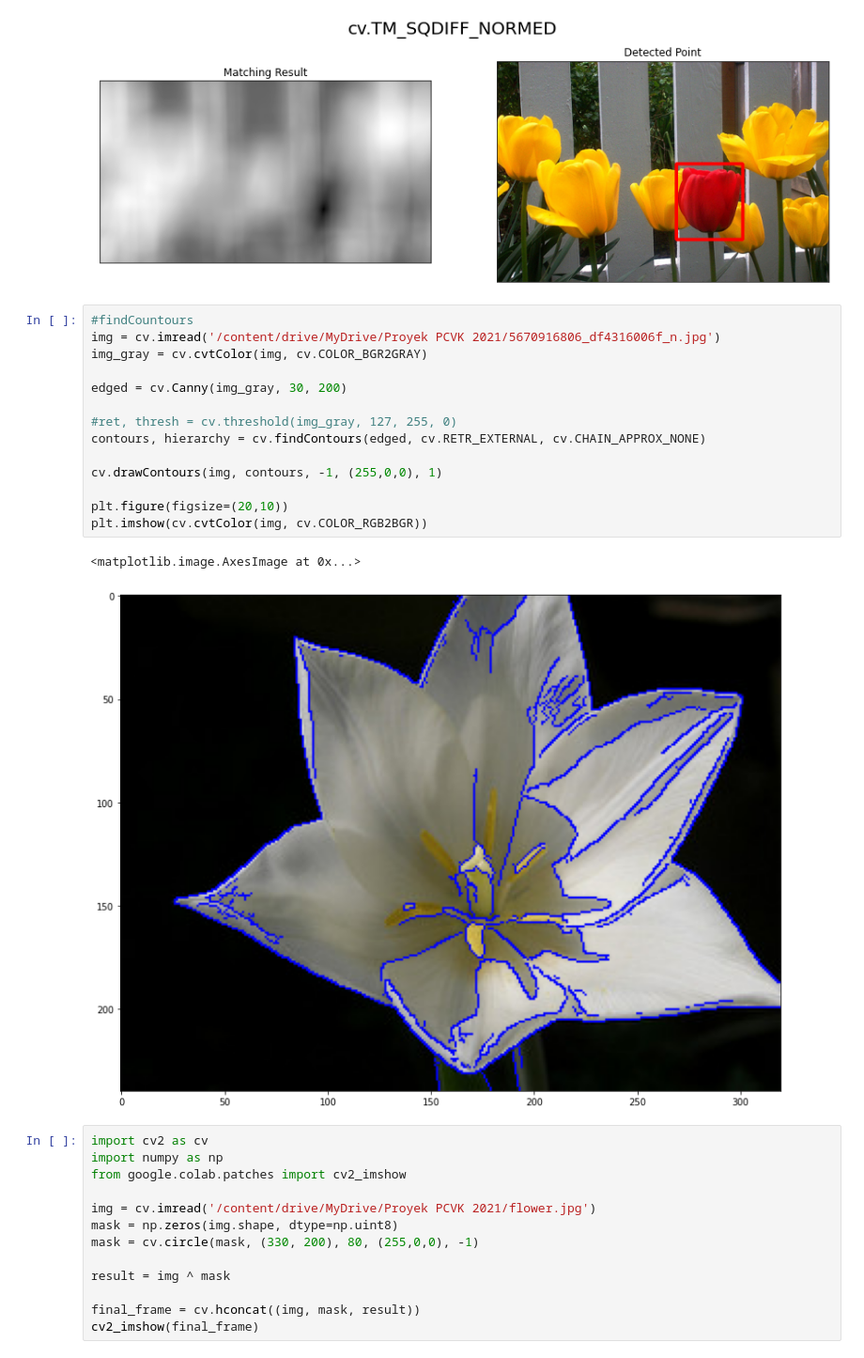
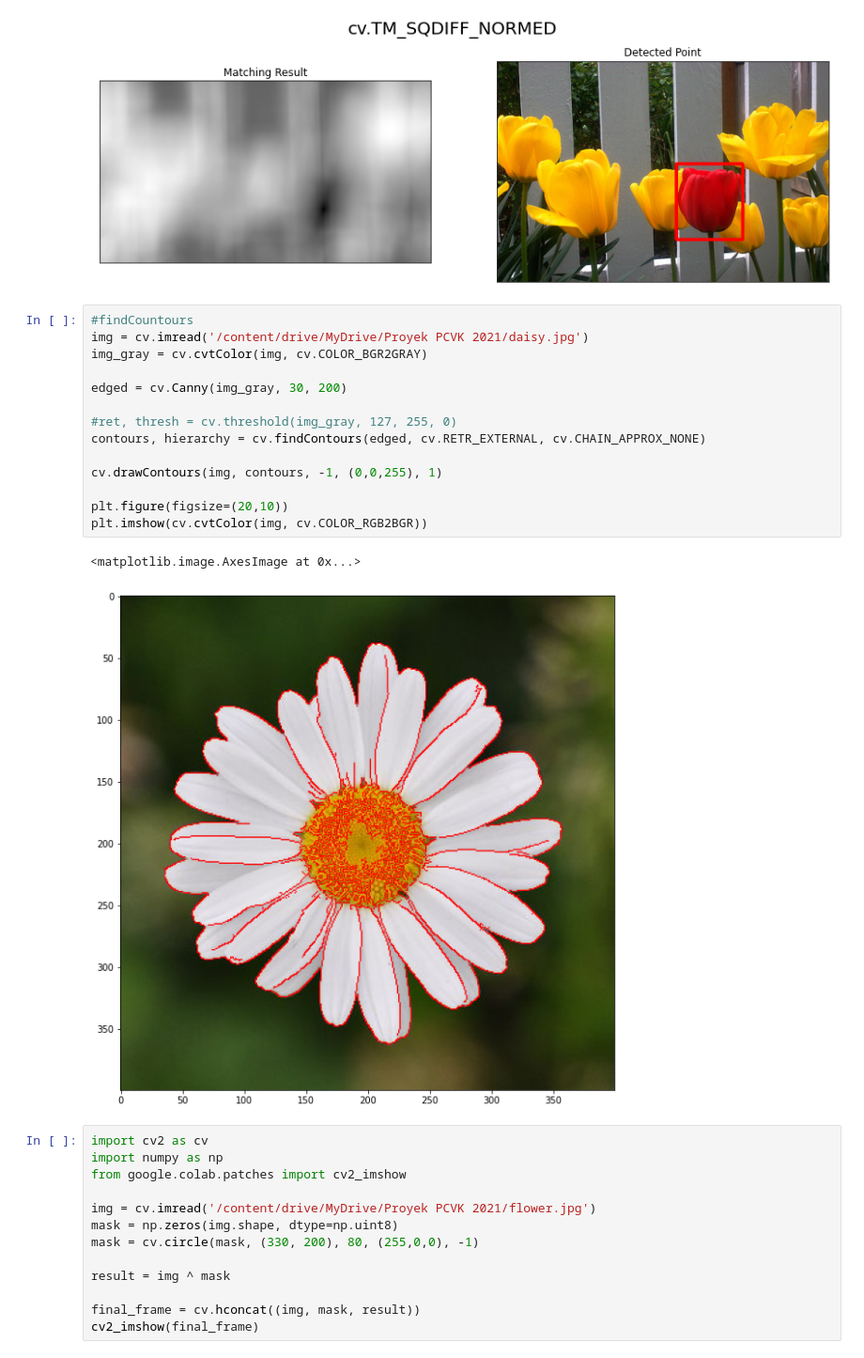
Before and after one commit to liviayurike/ProyekPCVK2021, a Jupyter notebook: ProyekPCVK.ipynb, the cells around one changed output. Shown at 94% size. Drawn from its saved outputs; the diff is of its cells as text.

```diff
--- a/ProyekPCVK.ipynb
+++ b/ProyekPCVK.ipynb
@@ -56,21 +56,21 @@ for meth in methods:
 [figure]
 # %%
 #findCountours
-img = cv.imread('/content/drive/MyDrive/Proyek PCVK 2021/5670916806_df4316006f_n.jpg')
+img = cv.imread('/content/drive/MyDrive/Proyek PCVK 2021/daisy.jpg')
 img_gray = cv.cvtColor(img, cv.COLOR_BGR2GRAY)
 
 edged = cv.Canny(img_gray, 30, 200)
 
 #ret, thresh = cv.threshold(img_gray, 127, 255, 0)
 contours, hierarchy = cv.findContours(edged, cv.RETR_EXTERNAL, cv.CHAIN_APPROX_NONE)
 
-cv.drawContours(img, contours, -1, (255,0,0), 1)
+cv.drawContours(img, contours, -1, (0,0,255), 1)
 
 plt.figure(figsize=(20,10))
 plt.imshow(cv.cvtColor(img, cv.COLOR_RGB2BGR))
 # %% [output]
 <matplotlib.image.AxesImage at 0x...>
-[figure, old version]
+[figure, new version]
 # %%
 import cv2 as cv
 import numpy as np
```
